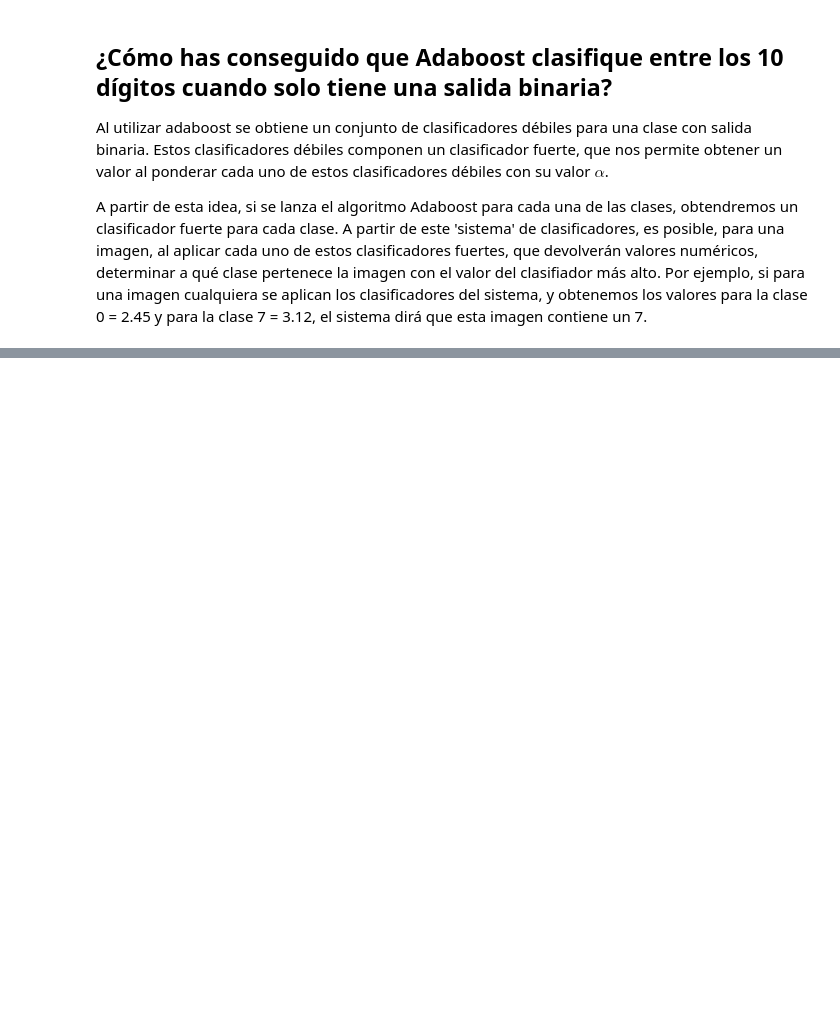
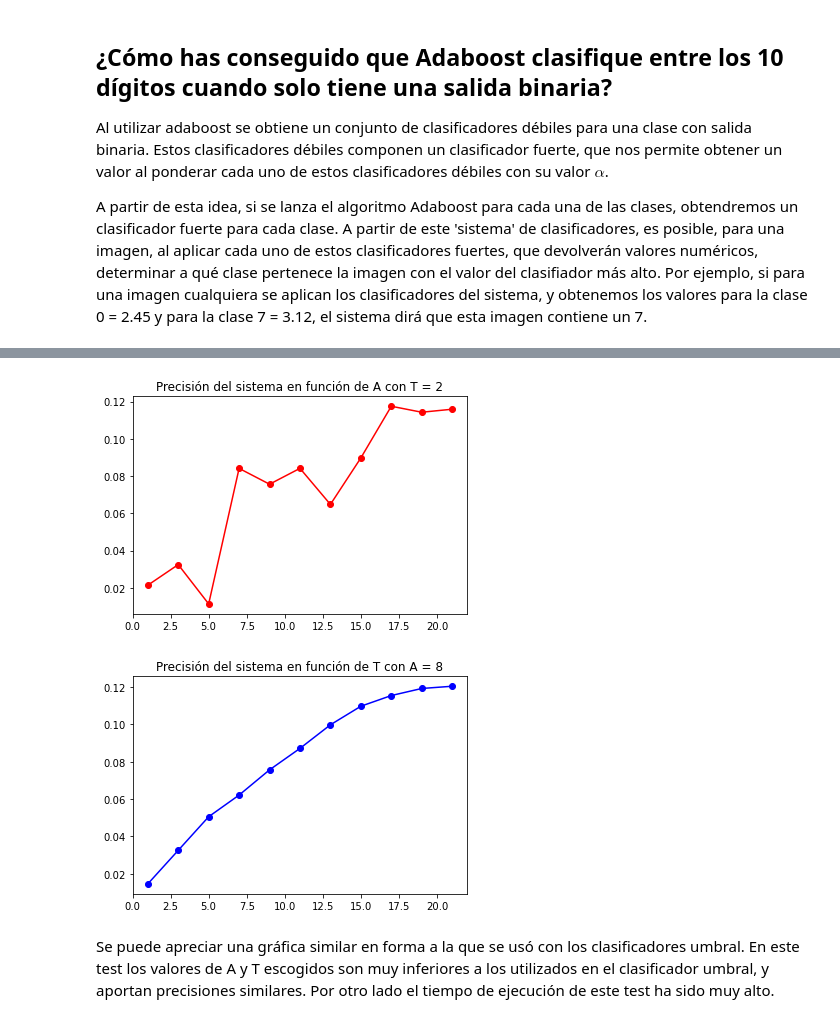
Before and after one commit to gantequera/SI, a Jupyter notebook: P2/Práctica 2.ipynb, the cells around one changed output, grey strips where cells are left out. Cells and saved outputs as stored; diff of their text form; code cells hidden in the pictures; blank space fills up the shorter version.

```diff
--- a/P2/Práctica 2.ipynb
+++ b/P2/Práctica 2.ipynb
@@ -288,0 +482,23 @@ A partir de esta idea, si se lanza el algoritmo Adaboost para cada una de las cl
+# %%
+T = 2
+A = 8
+At = range(1, 22, 2)
+Ta = range(1, 22, 2)
+
+(rA, rT) = valorarAT(mnist_X, mnist_Y, A, T, At, Ta)
+rAcorr = [np.average(i) for i in rA]
+rTcorr = [np.average(i) for i in rT]
+
+plt.figure()
+plt.plot(At, rAcorr, 'r-o')
+plt.title(f"Precisión del sistema en función de A con T = {T}")
+plt.show()
+plt.figure()
+plt.plot(Ta, rTcorr, 'b-o')
+plt.title(f"Precisión del sistema en función de T con A = {A}")
+plt.show()
+# %% [output]
+[figure, added]
+[figure, added]
+# %% [markdown]
+Se puede apreciar una gráfica similar en forma a la que se usó con los clasificadores umbral. En este test los valores de A y T escogidos son muy inferiores a los utilizados en el clasificador umbral, y aportan precisiones similares. Por otro lado el tiempo de ejecución de este test ha sido muy alto.
```
Also changed, not shown: parts of 31 cells of this notebook, 7 other files.
